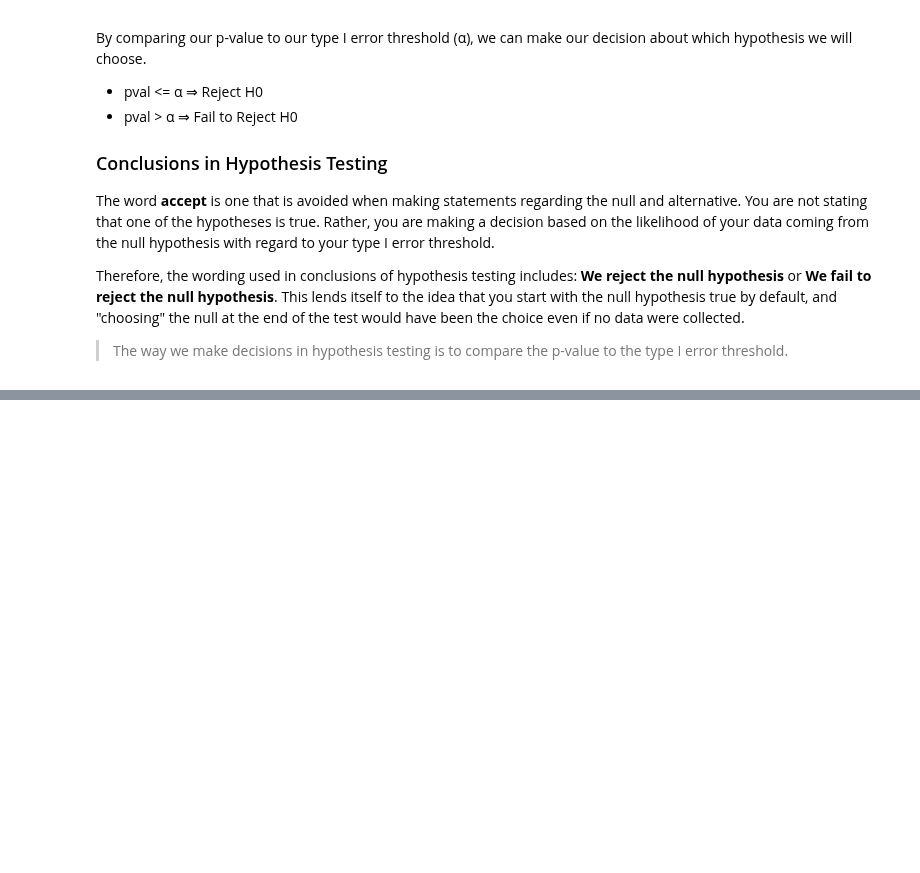
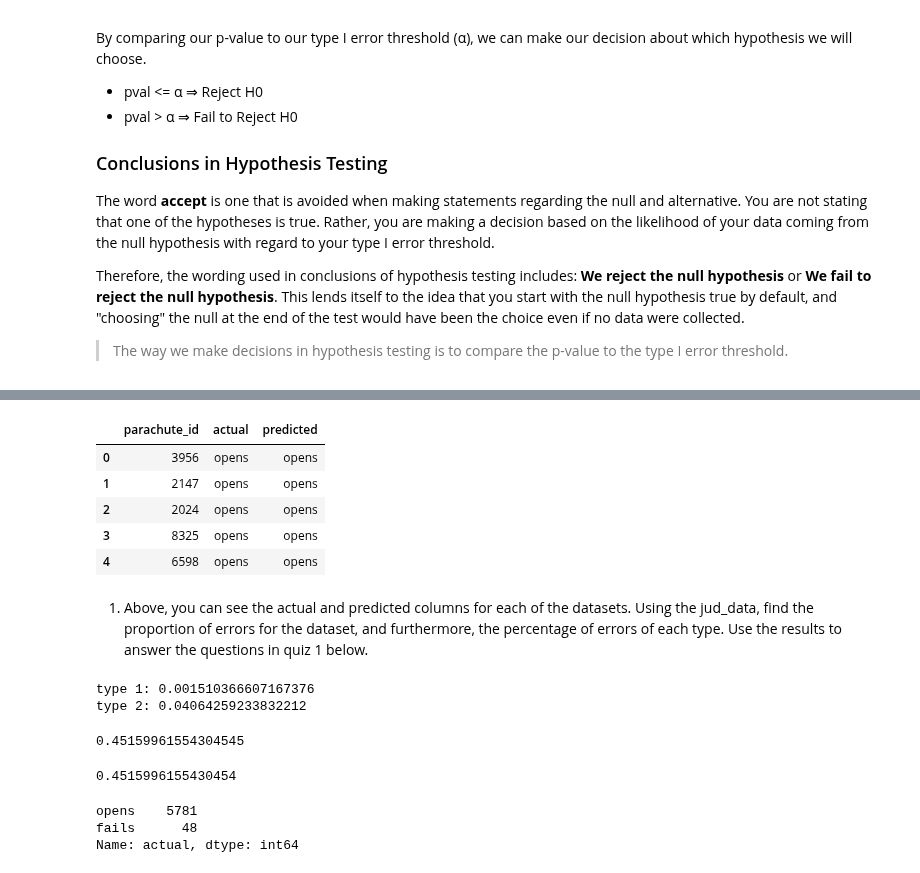
Before and after one commit to vpontello/DataScience_Nanodegree, a Jupyter notebook: 00_Extracurricular/02_Practical_Statistics/practical_statistics.ipynb, the cells around one changed output, grey strips where cells are left out. Cells and saved outputs as stored; diff of their text form; code cells hidden in the pictures; blank space fills up the shorter version.

Commit message:
Exercise: Drawing conclusions on Types of errors

```diff
--- a/00_Extracurricular/02_Practical_Statistics/practical_statistics.ipynb
+++ b/00_Extracurricular/02_Practical_Statistics/practical_statistics.ipynb
@@ -1430,0 +1454,35 @@ Therefore, the wording used in conclusions of hypothesis testing includes: **We
+# %%
+par_data.head()
+# %% [output]
+|  | parachute_id | actual | predicted |
+| 0 | 3956 | opens | opens |
+| 1 | 2147 | opens | opens |
+| 2 | 2024 | opens | opens |
+| 3 | 8325 | opens | opens |
+| 4 | 6598 | opens | opens |
+# %% [markdown]
+1. Above, you can see the actual and predicted columns for each of the datasets. Using the jud_data, find the proportion of errors for the dataset, and furthermore, the percentage of errors of each type. Use the results to answer the questions in quiz 1 below.
+# %%
+jud_type_2 = jud_data.query('actual == "guilty" and predicted == "innocent"')
+jud_type_1 = jud_data.query('actual == "innocent" and predicted == "guilty"')
+
+print(f'type 1: {jud_type_1.shape[0]/jud_data.shape[0]}')
+print(f'type 2: {jud_type_2.shape[0]/jud_data.shape[0]}')
+# %% [output]
+type 1: 0.001510366607167376
+type 2: 0.04064259233832212
+# %%
+(jud_data['actual']=='innocent').mean()
+# %% [output]
+0.45159961554304545
+# %%
+# If everyone was predicted to be guilty, the percentage of Type I Errors made.
+1-(jud_data['actual']=='guilty').mean()
+# %% [output]
+0.4515996155430454
+# %%
+par_data['actual'].value_counts()
+# %% [output]
+opens    5781
+fails      48
+Name: actual, dtype: int64
```
Also changed, not shown: parts of 6 cells of this notebook, 2 other files.
